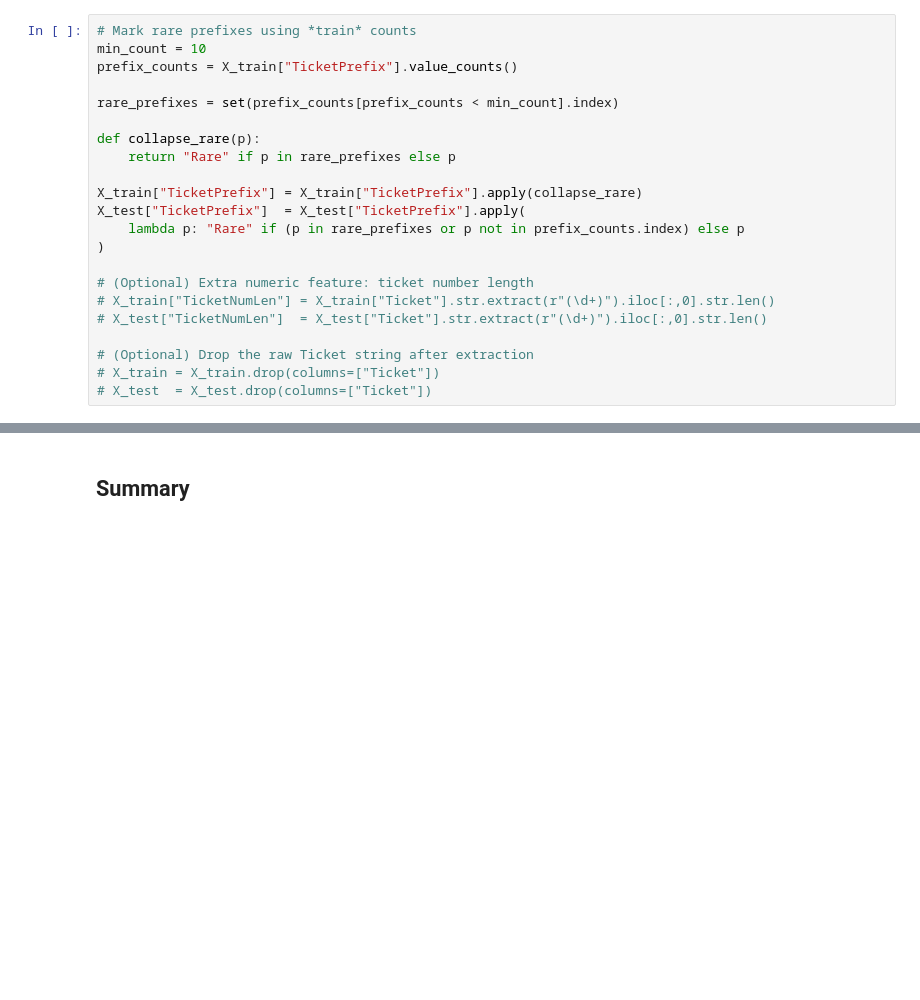
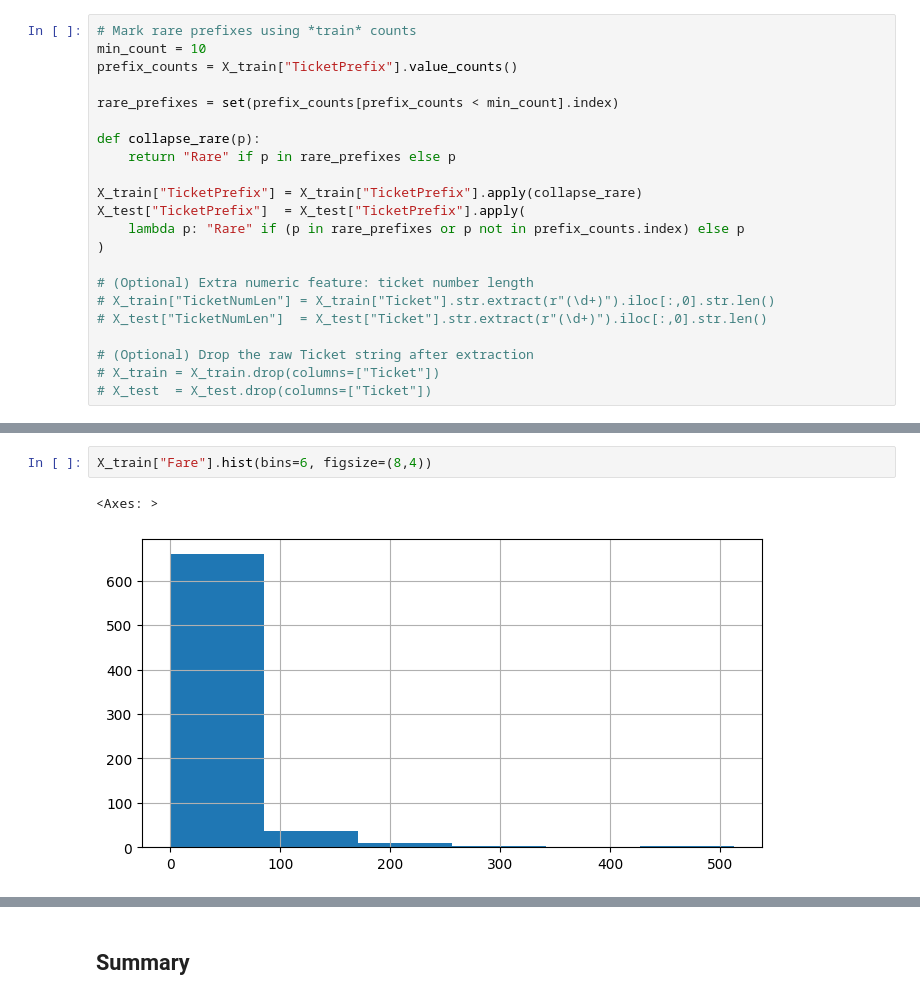
Before and after one commit to irnikesh/data-science, a Jupyter notebook: projects/titanic_survivor_predictor/Titanic_EDA.ipynb, the cells around one changed output, grey strips where cells are left out. Cells and saved outputs as stored; diff of their text form; blank space fills up the shorter version.

```diff
--- a/projects/titanic_survivor_predictor/Titanic_EDA.ipynb
+++ b/projects/titanic_survivor_predictor/Titanic_EDA.ipynb
@@ -479,0 +523,5 @@ X_train["TicketPrefix"].hist(figsize=(8, 5))
+# %%
+X_train["Fare"].hist(bins=6, figsize=(8,4))
+# %% [output]
+<Axes: >
+[figure, added]
```
Also changed, not shown: parts of 24 cells of this notebook.
